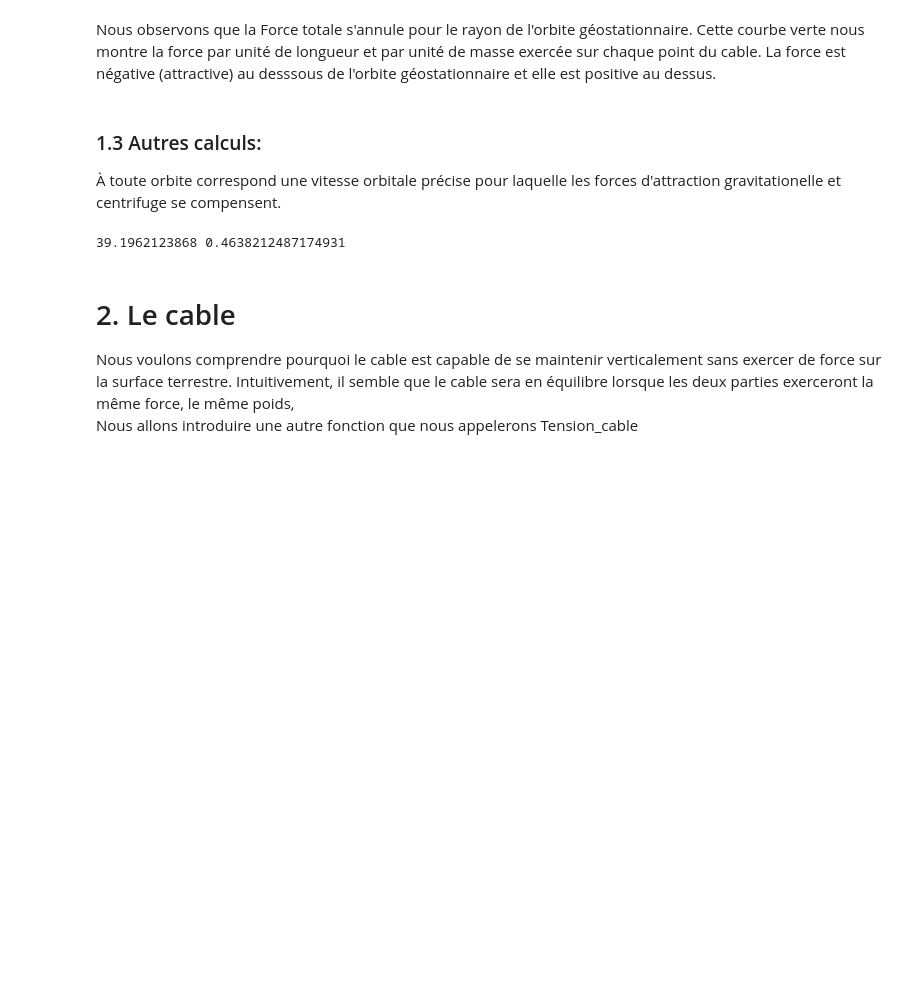
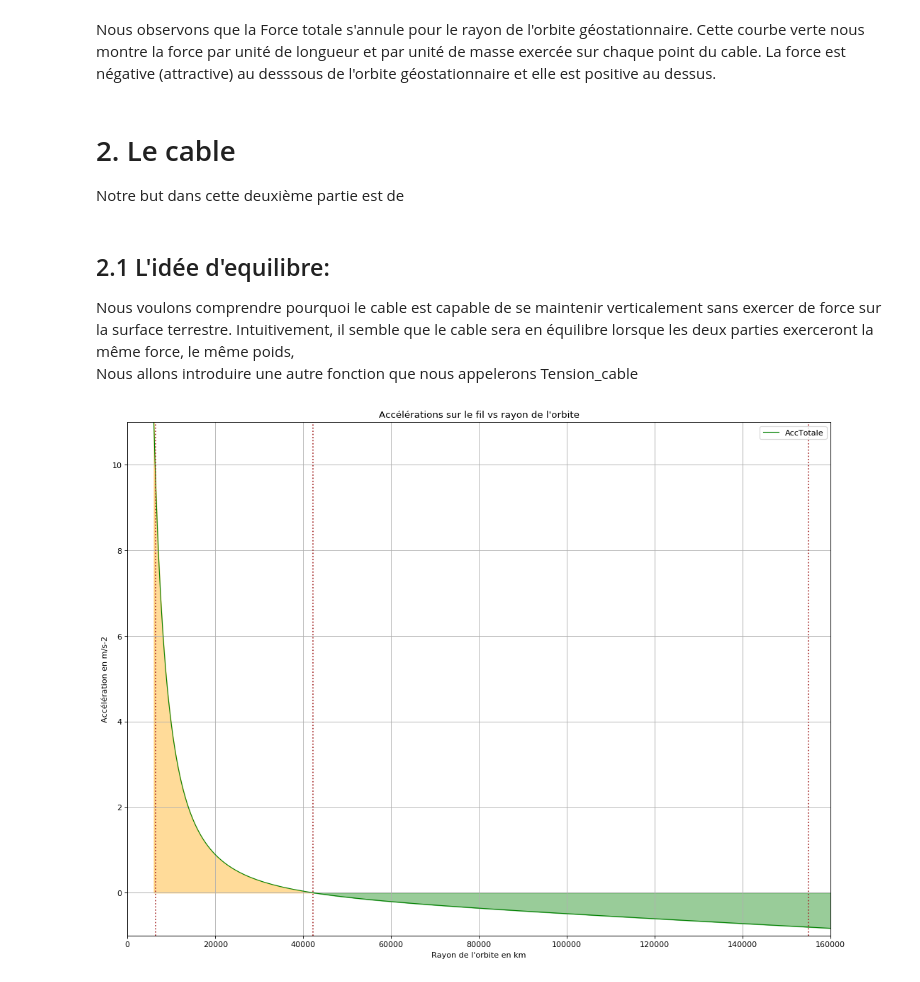
Before and after one commit to christophe-bonnefoy/TPE-SRR-2018, a Jupyter notebook: TPE-Ascenseur-Spatial.ipynb, the cells around one changed output. Saved outputs shown, nothing was run; the diff lists cells and outputs as text; code cells hidden in the pictures; blank space fills up the shorter version.

```diff
--- a/TPE-Ascenseur-Spatial.ipynb
+++ b/TPE-Ascenseur-Spatial.ipynb
@@ -109,18 +109,40 @@ plt.show()
 # %% [markdown]
 Nous observons que la Force totale s'annule pour le rayon de l'orbite géostationnaire. Cette courbe verte nous montre la force par unité de longueur et par unité de masse exercée sur chaque point du cable. La force est négative (attractive) au desssous de l'orbite géostationnaire et elle est positive au dessus.
-# %% [markdown]
-### 1.3 Autres calculs:
-À toute orbite correspond une vitesse orbitale précise pour laquelle les forces d'attraction gravitationelle et centrifuge se compensent.
-# %%
-def VitesseAngulaire(r_km):
-    VitesseAngulaire = np.sqrt((G*M)/(r_km**3))
-    return VitesseAngulaire
-
-print(VitesseAngulaire(Rt), Rt*Wt)
-# %% [output]
-39.1962123868 0.4638212487174931
+# %% [markdown]
+# 2. Le cable
+Notre but dans cette deuxième partie est de
 # %% [markdown]
-# 2. Le cable
+## 2.1 L'idée d'equilibre:
 Nous voulons comprendre pourquoi le cable est capable de se maintenir verticalement sans exercer de force sur la surface terrestre.
 Intuitivement, il semble que le cable sera en équilibre lorsque les deux parties exerceront la même force, le même poids,
 Nous allons introduire une autre fonction que nous appelerons Tension_cable
+# %%
+Rf = 155000
+# %%
+r = np.arange(6E6, 160E6, 1E3)
+r_km = r*1E-3
+
+plt.figure(figsize=(16, 12), dpi= 80, facecolor='w', edgecolor='k')
+
+plt.plot(r_km,  AccTotale(r),           color="green",  linewidth=1, label='AccTotale' )
+
+plt.axvline(x=Rt*1E-3, linestyle=":", color="brown")
+
+plt.axvline(x=Rg*1E-3, linestyle=":", color="brown")
+plt.axvline(x=Rf,      linestyle=":", color="brown")
+
+plt.fill_between(r_km, AccTotale(r), 0, r < Rg, color='orange', alpha=.4)
+plt.fill_between(r_km, AccTotale(r), 0, r > Rg, color="green", alpha=.4)
+
+plt.xlabel("Rayon de l'orbite en km")
+plt.ylabel("Accélération en m/s-2")
+plt.axis([0, 160E3, -1, 11])
+
+plt.grid()
+plt.title("Accélérations sur le fil vs rayon de l'orbite")
+plt.legend(loc='upper right')
+plt.savefig('images/Accelerations.png')
+
+plt.show()
+# %% [output]
+[figure, added]
```
Also changed, not shown: parts of 30 cells of this notebook.
